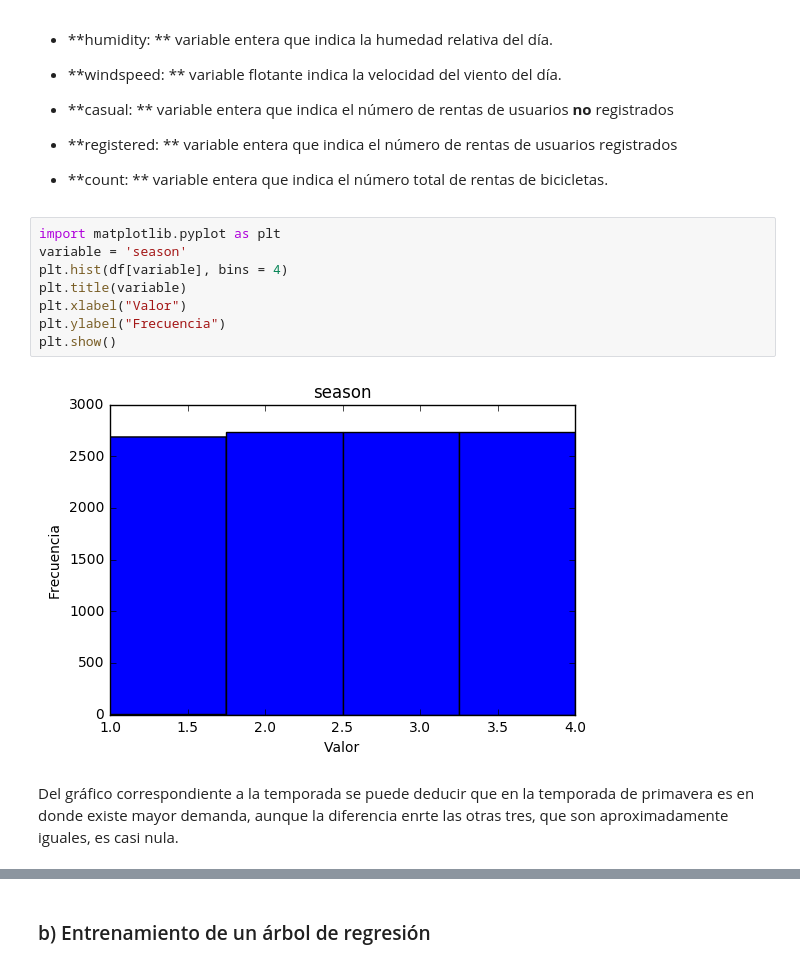
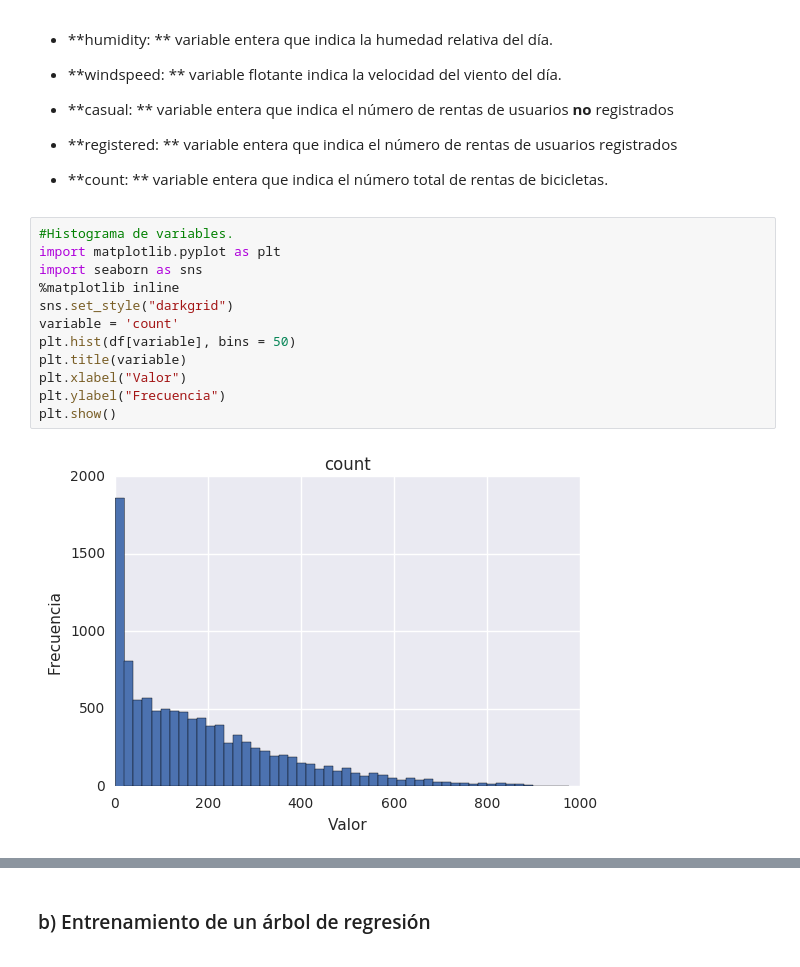
Before and after one commit to ivangolo/ML, a Jupyter notebook: Parte 2/Bike_Sharing.ipynb, the cells around one changed output, grey strips where cells are left out. Drawn from its saved outputs; the diff is of its cells as text.

```diff
--- a/Parte 2/Bike_Sharing.ipynb
+++ b/Parte 2/Bike_Sharing.ipynb
@@ -62,14 +62,16 @@ Se generó un dataframe con la ayuda de *pandas*, en donde se muestran los datos
 - **registered: ** variable entera que indica el número de rentas de usuarios registrados
 - **count: ** variable entera que indica el número total de rentas de bicicletas.
 # %%
+#Histograma de variables.
 import matplotlib.pyplot as plt
-variable = 'season'
-plt.hist(df[variable], bins = 4)
+import seaborn as sns
+%matplotlib inline
+sns.set_style("darkgrid")
+variable = 'count'
+plt.hist(df[variable], bins = 50)
 plt.title(variable)
 plt.xlabel("Valor")
 plt.ylabel("Frecuencia")
 plt.show()
 # %% [output]
-[figure, old version]
+[figure, new version]
-# %% [markdown]
-Del gráfico correspondiente a la temporada se puede deducir que en la temporada de primavera es en donde existe mayor demanda, aunque la diferencia enrte las otras tres, que son aproximadamente iguales, es casi nula.
```
Also changed, not shown: parts of 26 cells of this notebook.
